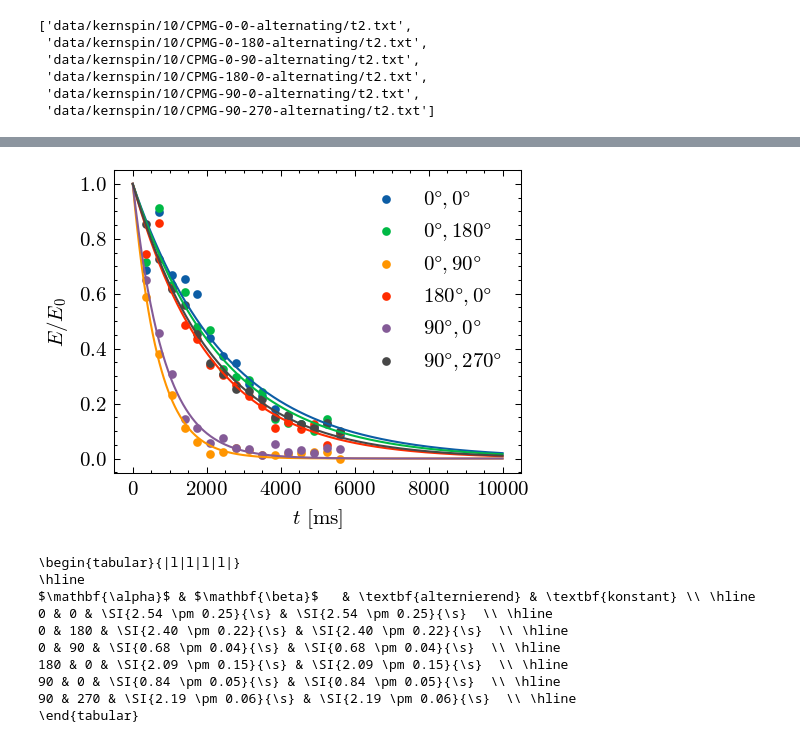
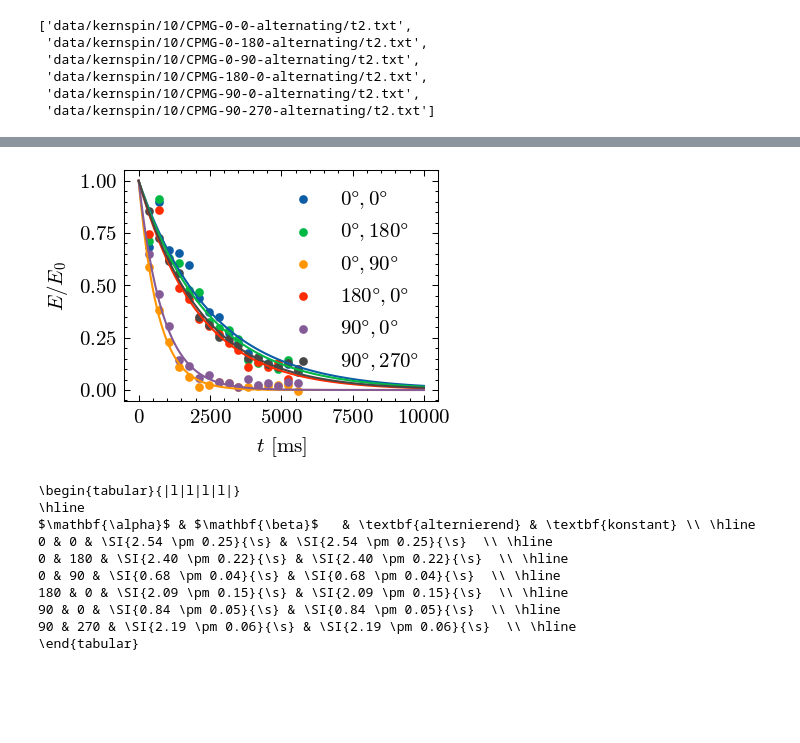
Before and after one commit to emhl/FP2, a Jupyter notebook: kernspin.ipynb, the cells around one changed output, grey strips where cells are left out. Saved outputs shown, nothing was run; the diff lists cells and outputs as text; code cells hidden in the pictures; blank space fills up the shorter version.

```diff
--- a/kernspin.ipynb
+++ b/kernspin.ipynb
@@ -440,7 +440,7 @@ files10[3::8]
 def t2_fit(t, T2, A):
     return A*np.exp(-t/T2)
 # %%
-plt.figure()
+plt.figure(figsize=(2.7,2))
 t2_alt = []
 for i, t2 in enumerate(t2_10[::2]):
     # amp = ua(t2[1],t2[2])
@@ -450,7 +450,7 @@ for i, t2 in enumerate(t2_10[::2]):
     xl = np.linspace(0, 10000, 500)
     plt.plot(xl, t2_fit(xl, *popt))
     t2_alt.append(uf(popt[0],np.sqrt(np.diag(pcov))[0]))
-    plt.legend()
+    # plt.legend()
     plt.xlabel('$t$ [ms]')
     plt.ylabel('$E/E_0$')
 plt.savefig(outdir+'10-t2-alt.pdf')
@@ -459,20 +459,20 @@ plt.savefig(outdir+'10-t2-alt.pdf')
 # %%
-plt.figure()
+plt.figure(figsize=(2.7,2))
 t2_const = []
 for i, t2 in enumerate(t2_10[::2]):
     # amp = ua(t2[1],t2[2])
     # plt.title('constant')
     plt.scatter(t2[0],t2[1],s=10, label=rf"${alpha[i]}\degree, {beta[i]}\degree$")
     popt, pcov = curve_fit(t2_fit, t2[0], t2[1], p0=[1000,1])
     xl = np.linspace(0, 10000, 500)
     plt.plot(xl, t2_fit(xl, *popt))
     t2_const.append(uf(popt[0],np.sqrt(np.diag(pcov))[0]))
     plt.legend()
     plt.xlabel('$t$ [ms]')
     plt.ylabel('$E/E_0$')
 plt.savefig(outdir+'10-t2-const.pdf')
 # %% [output]
-[figure, old version]
+[figure, new version]
 # %%
 print(r"\begin{tabular}{|l|l|l|l|}")
 print(r"\hline")
```
Also changed, not shown: parts of 8 cells of this notebook.
